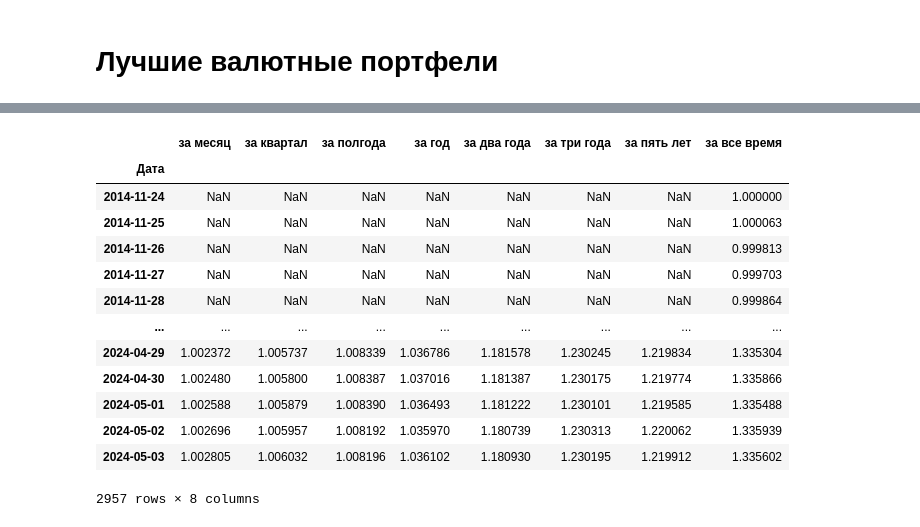
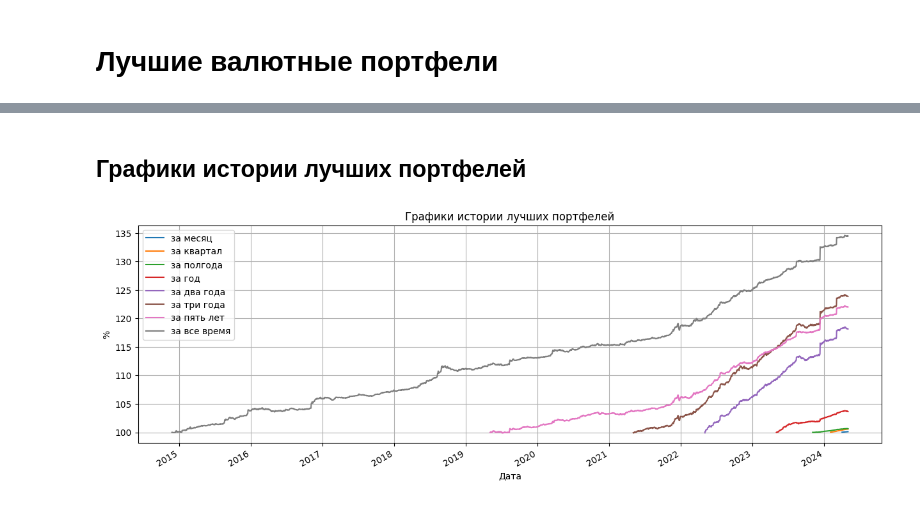
Before and after one commit to prog815/abscur, a Jupyter notebook: abscur2.ipynb, the cells around one changed output, grey strips where cells are left out. Drawn from its saved outputs; the diff is of its cells as text; code cells hidden in the pictures.

Commit message:
Kaggle Notebook | abscur2 | графики портфелей

```diff
--- a/abscur2.ipynb
+++ b/abscur2.ipynb
@@ -902,17 +884,11 @@ best_portf_stats
-# %%
-best_portf_hist
-# %% [output]
-|  | за месяц | за квартал | за полгода | за год | за два года | за три года | за пять лет | за все время |
-| Дата |  |  |  |  |  |  |  |  |
-| 2014-11-24 | NaN | NaN | NaN | NaN | NaN | NaN | NaN | 1.000000 |
-| 2014-11-25 | NaN | NaN | NaN | NaN | NaN | NaN | NaN | 1.000063 |
-| 2014-11-26 | NaN | NaN | NaN | NaN | NaN | NaN | NaN | 0.999813 |
-| 2014-11-27 | NaN | NaN | NaN | NaN | NaN | NaN | NaN | 0.999703 |
-| 2014-11-28 | NaN | NaN | NaN | NaN | NaN | NaN | NaN | 0.999864 |
-| ... | ... | ... | ... | ... | ... | ... | ... | ... |
-| 2024-04-29 | 1.002372 | 1.005737 | 1.008339 | 1.036786 | 1.181578 | 1.230245 | 1.219834 | 1.335304 |
-| 2024-04-30 | 1.002480 | 1.005800 | 1.008387 | 1.037016 | 1.181387 | 1.230175 | 1.219774 | 1.335866 |
-| 2024-05-01 | 1.002588 | 1.005879 | 1.008390 | 1.036493 | 1.181222 | 1.230101 | 1.219585 | 1.335488 |
-| 2024-05-02 | 1.002696 | 1.005957 | 1.008192 | 1.035970 | 1.180739 | 1.230313 | 1.220062 | 1.335939 |
-| 2024-05-03 | 1.002805 | 1.006032 | 1.008196 | 1.036102 | 1.180930 | 1.230195 | 1.219912 | 1.335602 |
-2957 rows × 8 columns
+# %% [markdown]
+## Графики истории лучших портфелей
+# %%
+_ = (best_portf_hist*100).plot(
+    figsize=(15,5),
+    title="Графики истории лучших портфелей",
+    grid=True,
+    ylabel="%"
+)
+# %% [output]
+[figure, added]
```
Also changed, not shown: parts of 17 cells of this notebook.
